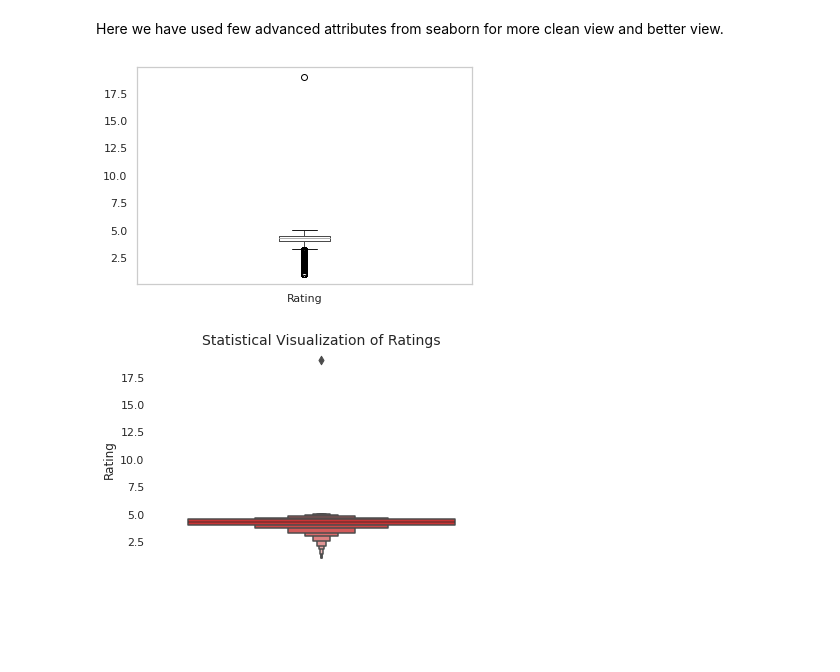
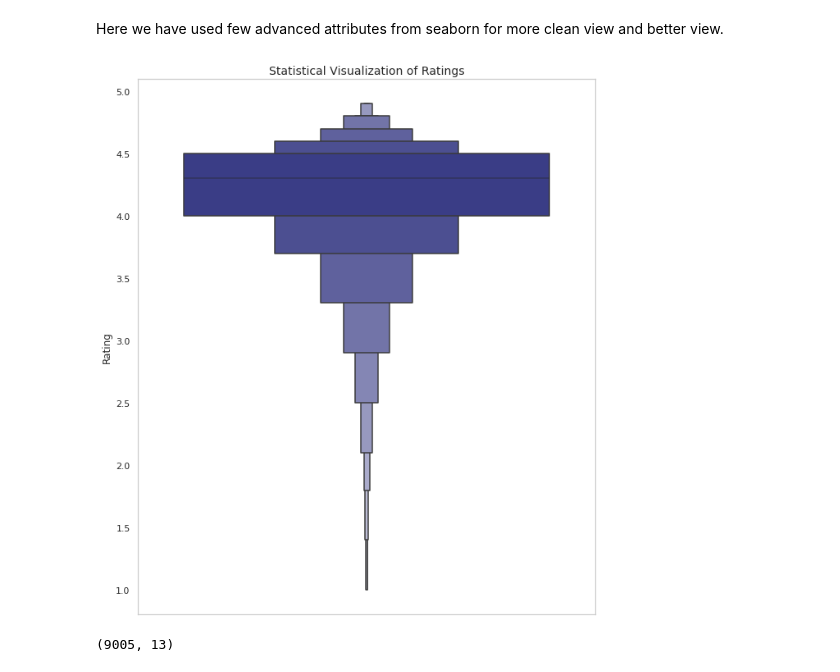
Before and after one commit to komal-pasi/EDA-Capstone, a Jupyter notebook: Komal_Play_Store_App_Review_Analysis_Capstone_Project.ipynb, the cells around one changed output. Saved outputs shown, nothing was run; the diff lists cells and outputs as text; code cells hidden in the pictures; blank space fills up the shorter version.

Commit message:
Worked on more data visualization based on problem statements and commented codes and made few changes in previous code.

```diff
--- a/Komal_Play_Store_App_Review_Analysis_Capstone_Project.ipynb
+++ b/Komal_Play_Store_App_Review_Analysis_Capstone_Project.ipynb
@@ -427,25 +453,19 @@ Here we will start with our data visualization part.
 By using various charts and graphs.
 # %% [markdown]
 Here we have used few advanced attributes from seaborn for more clean view and better view.
-# %%
-ps_dataset.boxplot(["Rating"]);
-pt.grid(False)  #Remove Grid lines
-# %% [output]
-[figure, removed]
-# %%
-# before removing outlier in the rating column
-%matplotlib inline
-#Call Seaborn theme.
-pt.grid(False)
-#Remove Grid lines
-sns.set_theme(style="whitegrid")
-#Set backgroud as white color. By default it has grey background.
-#Seborn boxplot showing Rating Values
-sns.boxenplot(y=ps_dataset['Rating'],color='#E01D1D')
-#Graph Title
-pt.title('Statistical Visualization of Ratings',size=14) #Remove Frame or Axis connecting lines.
-ax=pt.gca()
-for spine in ax.spines.values():
-  spine.set_visible(False)
-# %% [output]
-[figure, removed]
+# %%
+#To see the outlier in the rating column
+ps_dataset.boxplot(["Rating"]);
+#Graph Title
+pt.title('Statistical Visualization of Ratings',size=14)
+#Seborn boxplot showing Rating Values
+sns.boxenplot(y=ps_dataset['Rating'],color='#2E3192')
+pt.grid(False)  #Remove Grid lines
+# %% [output]
+[figure, added]
+# %%
+# Removing the Outlier from Rating column.
+ps_dataset.drop(index=ps_dataset[ps_dataset['Rating']==ps_dataset['Rating'].max()].index,axis=0,inplace=True)
+ps_dataset.shape
+# %% [output]
+(9005, 13)
```
Also changed, not shown: parts of 21 cells of this notebook.
